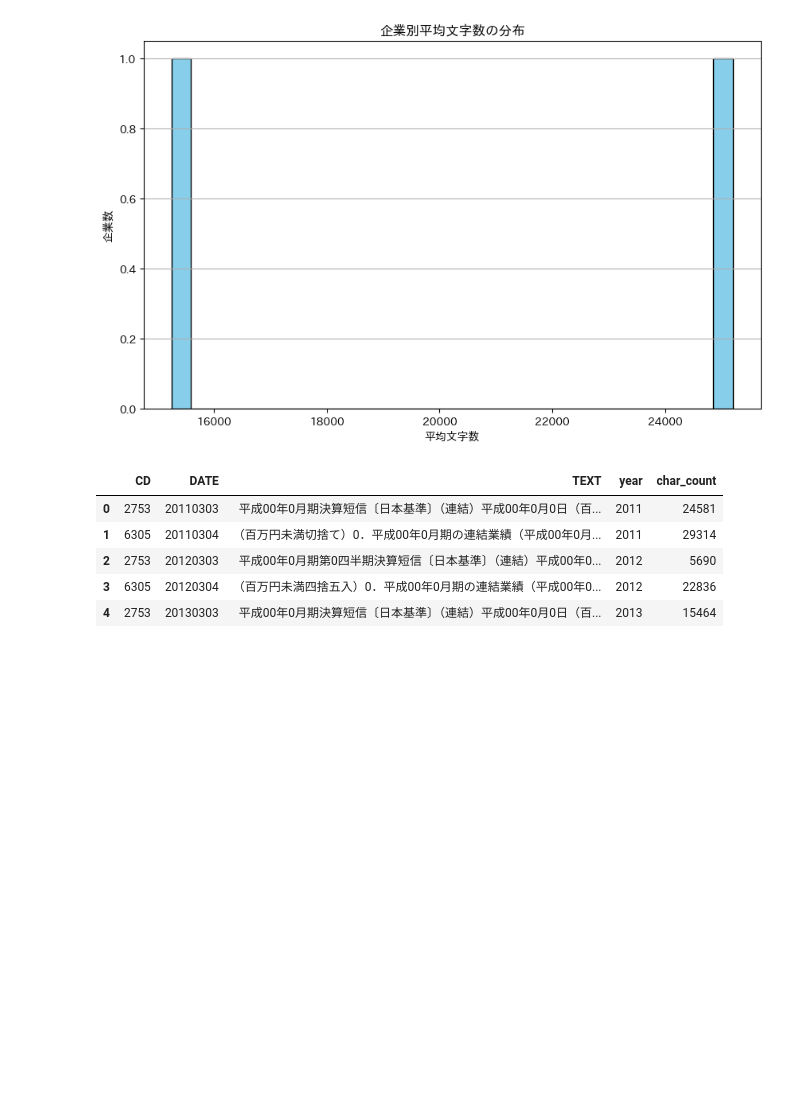
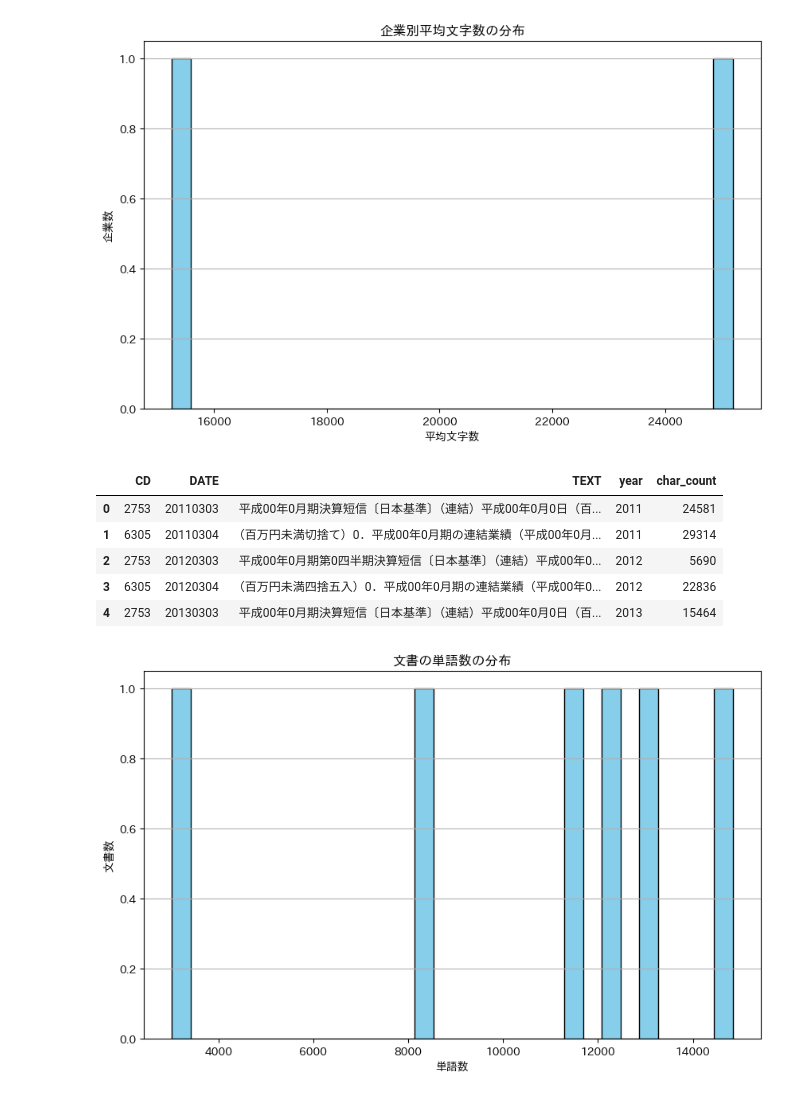
Before and after one commit to Ota1022/text_analysis, a Jupyter notebook: analysis.ipynb, the cells around one changed output. Saved outputs shown, nothing was run; the diff lists cells and outputs as text; code cells hidden in the pictures; blank space fills up the shorter version.

Commit message:
analysis word count

```diff
--- a/analysis.ipynb
+++ b/analysis.ipynb
@@ -150,3 +148,32 @@ combined_df.head()
 | 2 | 2753 | 20120303 | 平成00年0月期第0四半期決算短信〔日本基準〕（連結）平成00年0... | 2012 | 5690 |
 | 3 | 6305 | 20120304 | （百万円未満四捨五入）0．平成00年0月期の連結業績（平成00年0... | 2012 | 22836 |
 | 4 | 2753 | 20130303 | 平成00年0月期決算短信〔日本基準〕（連結）平成00年0月0日（百... | 2013 | 15464 |
+# %%
+# mecab-ipadic-NEologdのパスを指定してMeCabを初期化
+# 'mecabrc'のパスは実際の環境に合わせて適宜変更してください。
+mecab = MeCab.Tagger('-d /opt/homebrew/lib/mecab/dic/mecab-ipadic-neologd')
+
+# 単語数カウント関数（上述の関数と同様）
+def count_words(text):
+    mecab.parse('')  # 空文字列をparseすることで、文字列が初期化されるバグを回避
+    node = mecab.parseToNode(text)
+    count = 0
+    while node:
+        if node.feature.split(',')[0] != 'BOS/EOS':
+            count += 1
+        node = node.next
+    return count
+
+# テキストのDataFrameに単語数カラムを追加
+combined_df['word_count'] = combined_df['TEXT'].apply(count_words)
+
+# 単語数の分布をヒストグラムで可視化
+plt.figure(figsize=(10, 6))
+plt.hist(combined_df['word_count'], bins=30, color='skyblue', edgecolor='black')
+plt.title('文書の単語数の分布')
+plt.xlabel('単語数')
+plt.ylabel('文書数')
+plt.grid(axis='y')
+plt.show()
+# %% [output]
+[figure, added]
```
Also changed, not shown: parts of 2 cells of this notebook.
